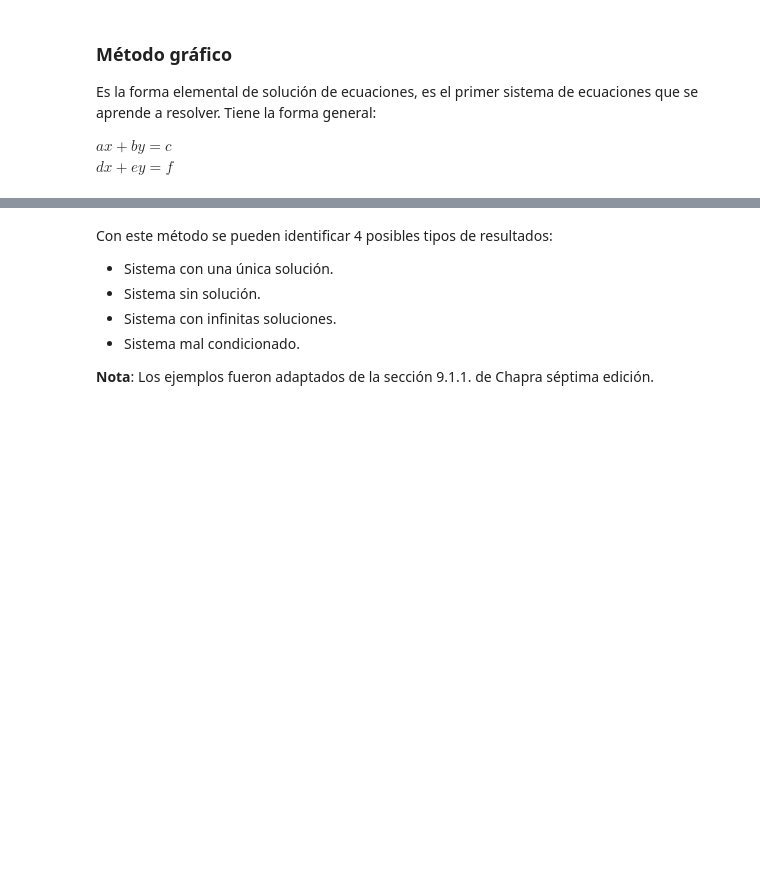
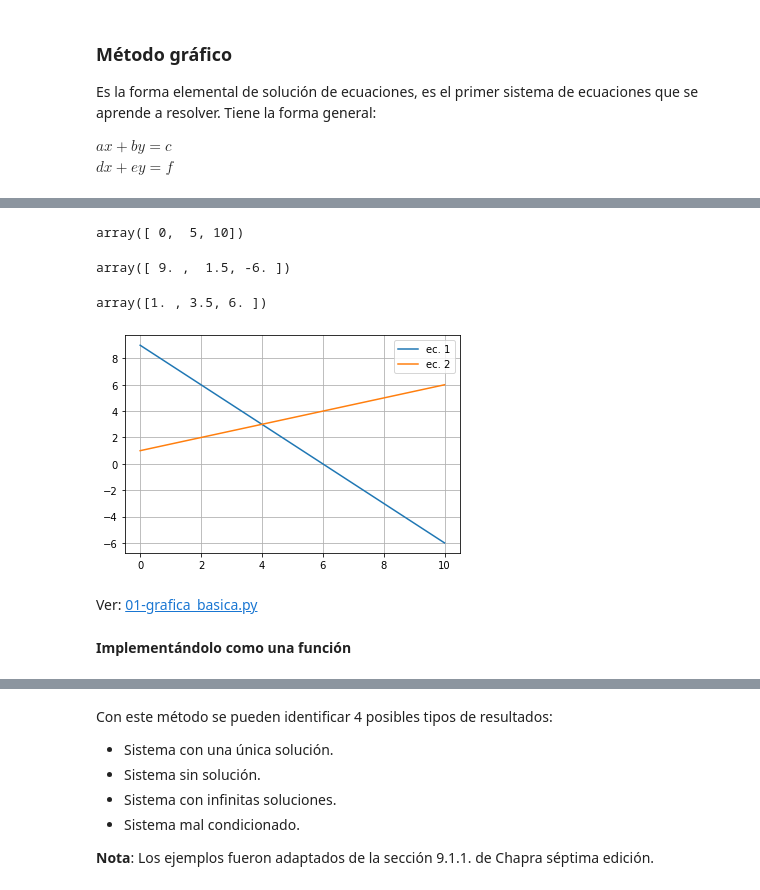
Before and after one commit to jnramirezg/metodos_numericos_ingenieria_civil, a Jupyter notebook: diapositivas/1_2-sistema_ecuaciones_pequeños.ipynb, the cells around one changed output, grey strips where cells are left out. Cells and saved outputs as stored; diff of their text form; code cells hidden in the pictures; blank space fills up the shorter version.

```diff
--- a/diapositivas/1_2-sistema_ecuaciones_pequeños.ipynb
+++ b/diapositivas/1_2-sistema_ecuaciones_pequeños.ipynb
@@ -26 +40,32 @@ $d x + e y = f$
+# %%
+np.array([0, 5, 10])
+# %% [output]
+array([ 0,  5, 10])
+# %%
+x = np.array([0, 5, 10])  # Definición de puntos de evaluación.
+# %%
+y1 = (18 - 3*x)/2      # Ecuación 1.
+y2 = (2 + 1*x)/2       # Ecuación 2.
+# %%
+y1
+# %% [output]
+array([ 9. ,  1.5, -6. ])
+# %%
+y2
+# %% [output]
+array([1. , 3.5, 6. ])
+# %%
+# Gráfica
+plt.figure()                    # Las gráficas siempre inician con este comando
+plt.plot(x, y1, label='ec. 1')  # Grafica la primera recta
+plt.plot(x, y2, label='ec. 2')  # Grafica la segunda recta
+plt.legend()                    # Muestra leyendas
+plt.grid()                      # Muestra grilla
+plt.show()                      # Imprime la gráfica
+# %% [output]
+[figure, added]
+# %% [markdown]
+Ver: [01-grafica_basica.py](https://github.com/jnramirezg/metodos_numericos_ingenieria_civil/blob/main/codigo/01-grafica_basica.py)
+# %% [markdown]
+**Implementándolo como una función**
 # %% [markdown]
```
Also changed, not shown: parts of 61 cells of this notebook, 3 other files.
